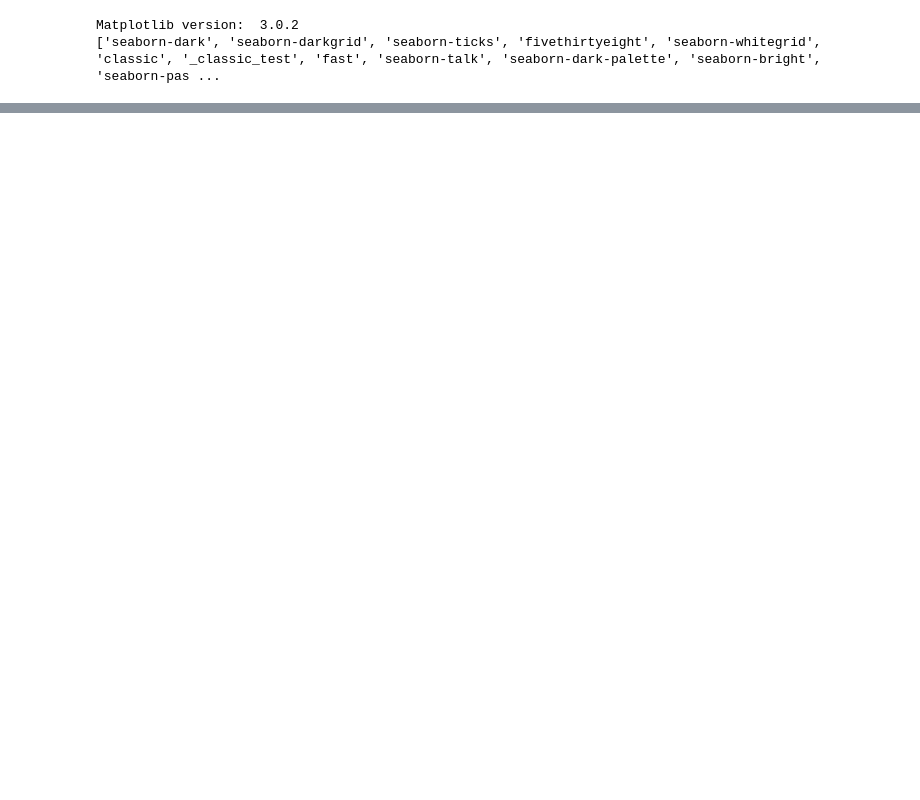
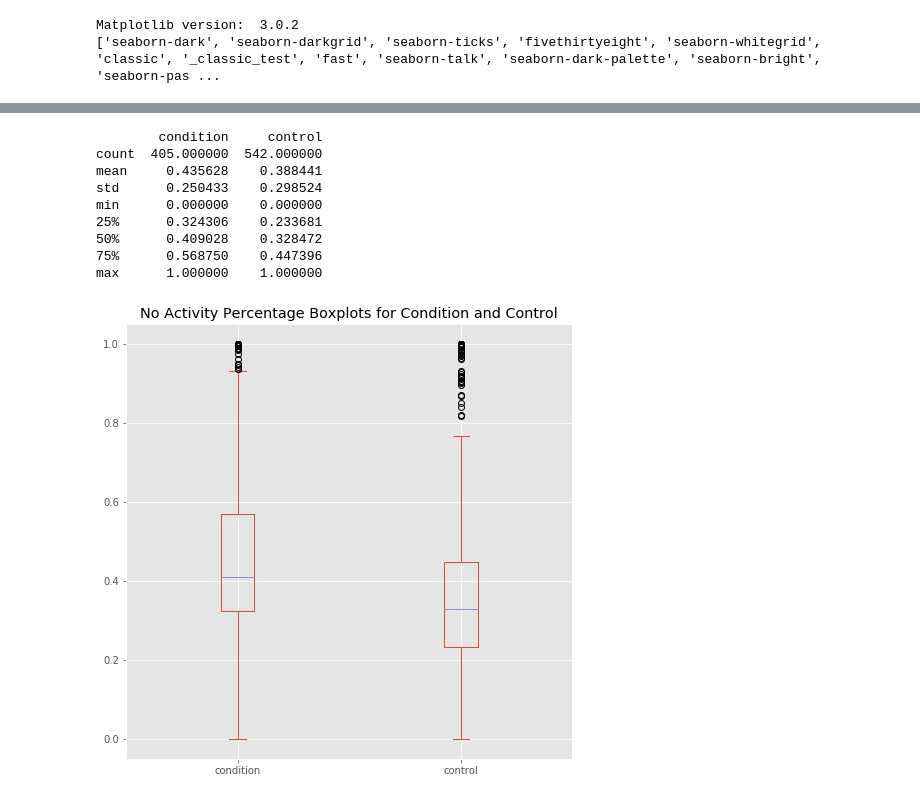
Before and after one commit to karenacorn99/depression-and-motor-activity, a Jupyter notebook: code/visualization.ipynb, the cells around one changed output, grey strips where cells are left out. Cells and saved outputs as stored; diff of their text form; code cells hidden in the pictures; blank space fills up the shorter version.

```diff
--- a/code/visualization.ipynb
+++ b/code/visualization.ipynb
@@ -94,0 +163,13 @@ assert len(control_subjects) == 32
+# %%
+comparison('percentage no activity')
+# %% [output]
+        condition     control
+count  405.000000  542.000000
+mean     0.435628    0.388441
+std      0.250433    0.298524
+min      0.000000    0.000000
+25%      0.324306    0.233681
+50%      0.409028    0.328472
+75%      0.568750    0.447396
+max      1.000000    1.000000
+[figure, added]
```
Also changed, not shown: parts of 13 cells of this notebook.
